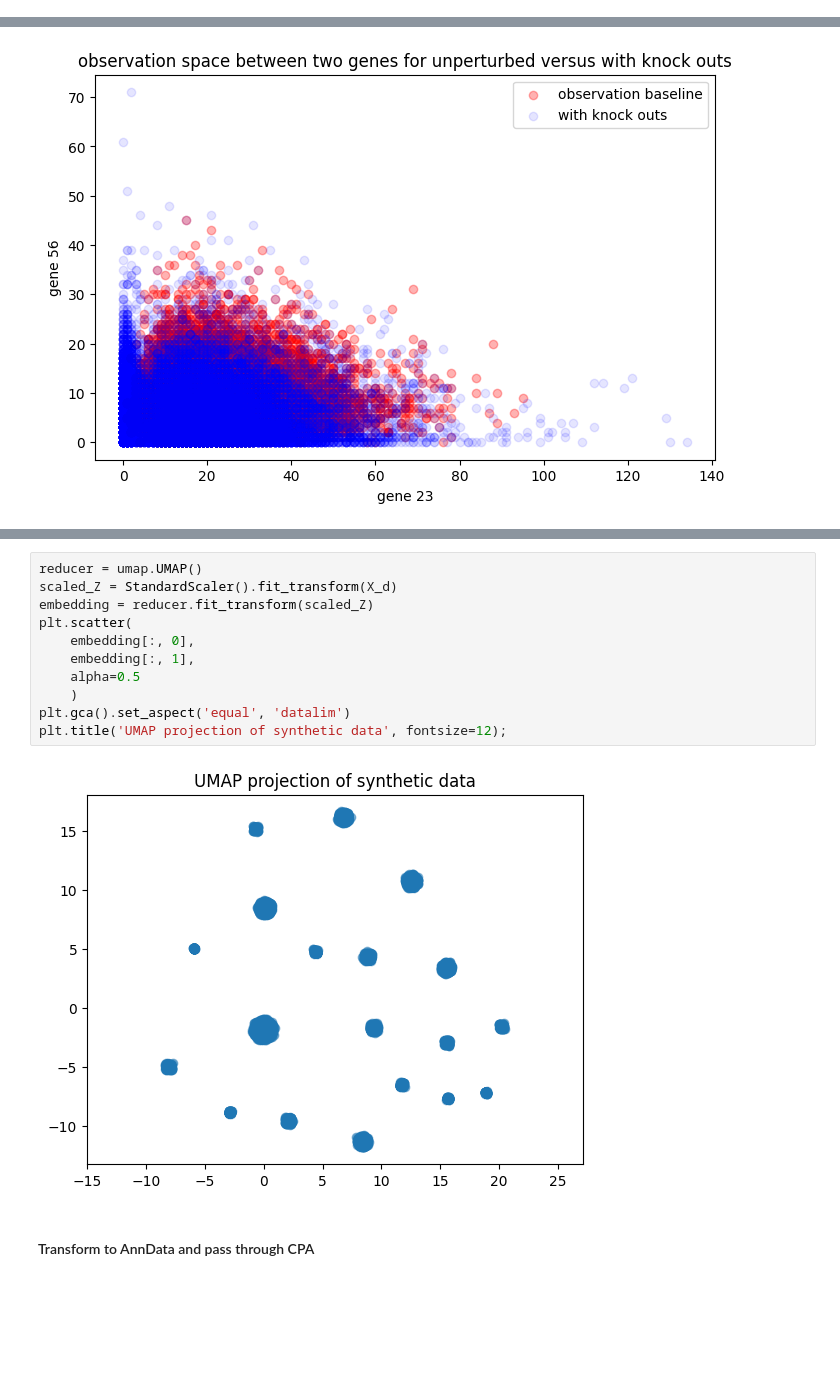
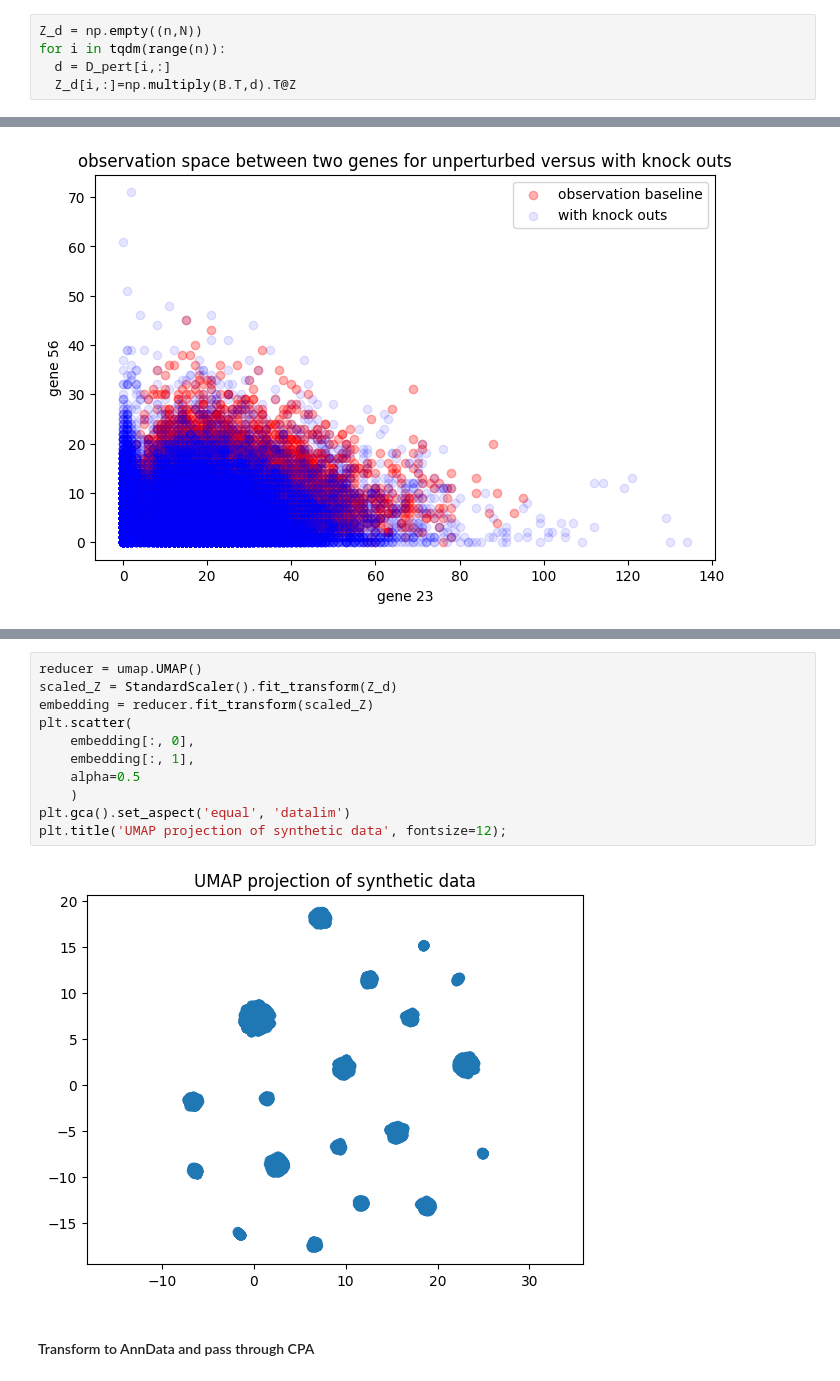
Before and after one commit to erialc-cal/cpa, a Jupyter notebook: Claire_simulations.ipynb, the cells around one changed output, grey strips where cells are left out. Saved outputs shown, nothing was run; the diff lists cells and outputs as text; blank space fills up the shorter version.

```diff
--- a/Claire_simulations.ipynb
+++ b/Claire_simulations.ipynb
@@ -265,4 +263,9 @@ sns.heatmap(D_pert)
 [figure]
 # %%
 from tqdm import tqdm
+# %%
+Z_d = np.empty((n,N))
+for i in tqdm(range(n)):
+  d = D_pert[i,:]
+  Z_d[i,:]=np.multiply(B.T,d).T@Z
 # %%
@@ -325,16 +328,16 @@ plt.title('UMAP projection of synthetic data', fontsize=12);
 # %%
 reducer = umap.UMAP()
-scaled_Z = StandardScaler().fit_transform(X_d)
+scaled_Z = StandardScaler().fit_transform(Z_d)
 embedding = reducer.fit_transform(scaled_Z)
 plt.scatter(
     embedding[:, 0],
     embedding[:, 1],
     alpha=0.5
     )
 plt.gca().set_aspect('equal', 'datalim')
 plt.title('UMAP projection of synthetic data', fontsize=12);
 # %% [output]
-[figure, old version]
+[figure, new version]
 # %% [markdown]
 #### Transform to AnnData and pass through CPA
 # %%
```
Also changed, not shown: parts of 4 cells of this notebook.
